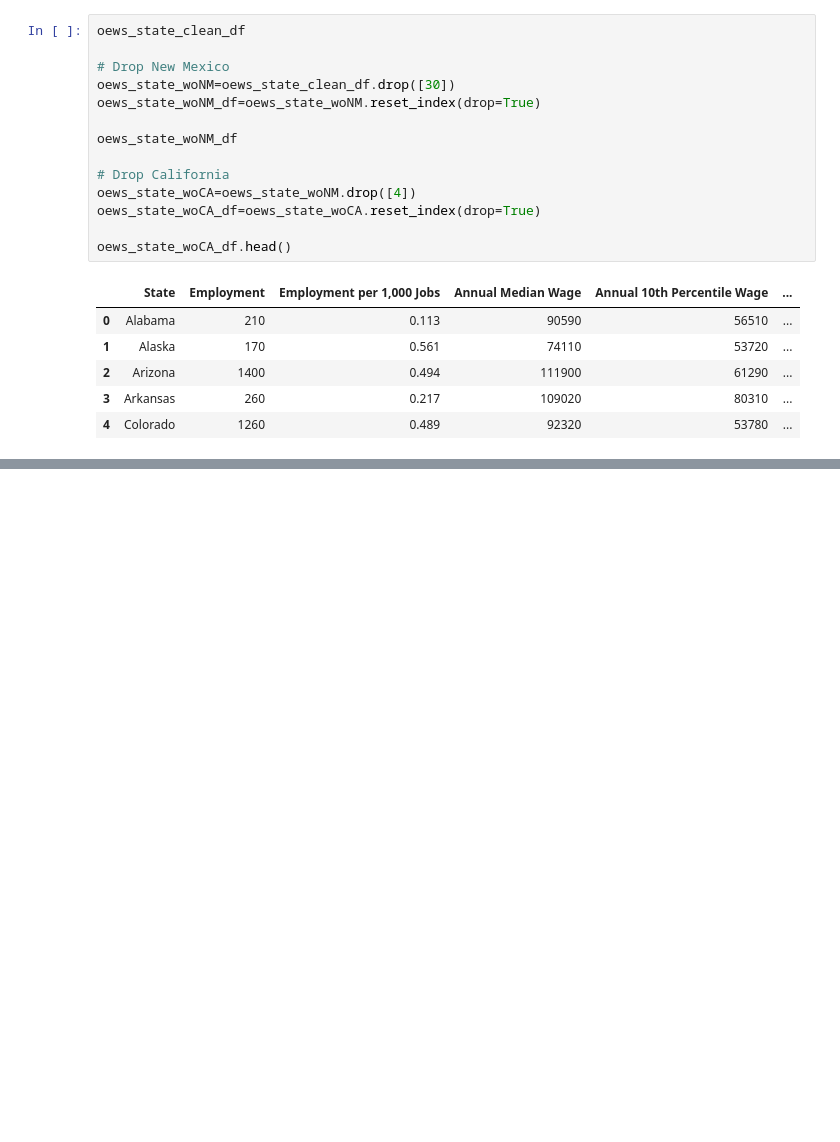
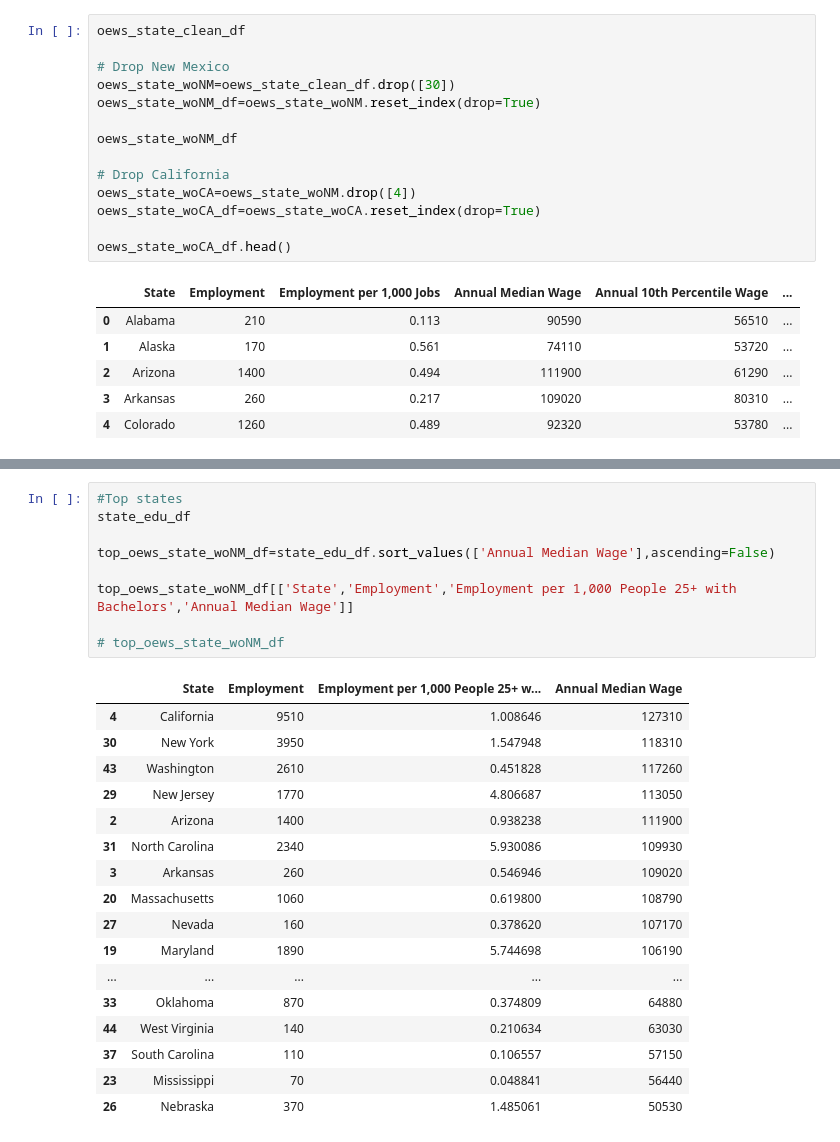
Before and after one commit to chaenii989/Data-Related-Job-Market, a Jupyter notebook: main.ipynb, the cells around one changed output, grey strips where cells are left out. Drawn from its saved outputs; the diff is of its cells as text; blank space fills up the shorter version.

```diff
--- a/main.ipynb
+++ b/main.ipynb
@@ -516,0 +547,27 @@ Source: Bureau of Labor Statistics. U.S. Department of Labor. Occupational Emplo
+# %%
+#Top states
+state_edu_df
+
+top_oews_state_woNM_df=state_edu_df.sort_values(['Annual Median Wage'],ascending=False)
+
+top_oews_state_woNM_df[['State','Employment','Employment per 1,000 People 25+ with Bachelors','Annual Median Wage']]
+
+# top_oews_state_woNM_df
+# %% [output]
+|  | State | Employment | Employment per 1,000 People 25+ w... | Annual Median Wage |
+| 4 | California | 9510 | 1.008646 | 127310 |
+| 30 | New York | 3950 | 1.547948 | 118310 |
+| 43 | Washington | 2610 | 0.451828 | 117260 |
+| 29 | New Jersey | 1770 | 4.806687 | 113050 |
+| 2 | Arizona | 1400 | 0.938238 | 111900 |
+| 31 | North Carolina | 2340 | 5.930086 | 109930 |
+| 3 | Arkansas | 260 | 0.546946 | 109020 |
+| 20 | Massachusetts | 1060 | 0.619800 | 108790 |
+| 27 | Nevada | 160 | 0.378620 | 107170 |
+| 19 | Maryland | 1890 | 5.744698 | 106190 |
+| ... | ... | ... | ... | ... |
+| 33 | Oklahoma | 870 | 0.374809 | 64880 |
+| 44 | West Virginia | 140 | 0.210634 | 63030 |
+| 37 | South Carolina | 110 | 0.106557 | 57150 |
+| 23 | Mississippi | 70 | 0.048841 | 56440 |
+| 26 | Nebraska | 370 | 1.485061 | 50530 |
```
Also changed, not shown: parts of 12 cells of this notebook.
